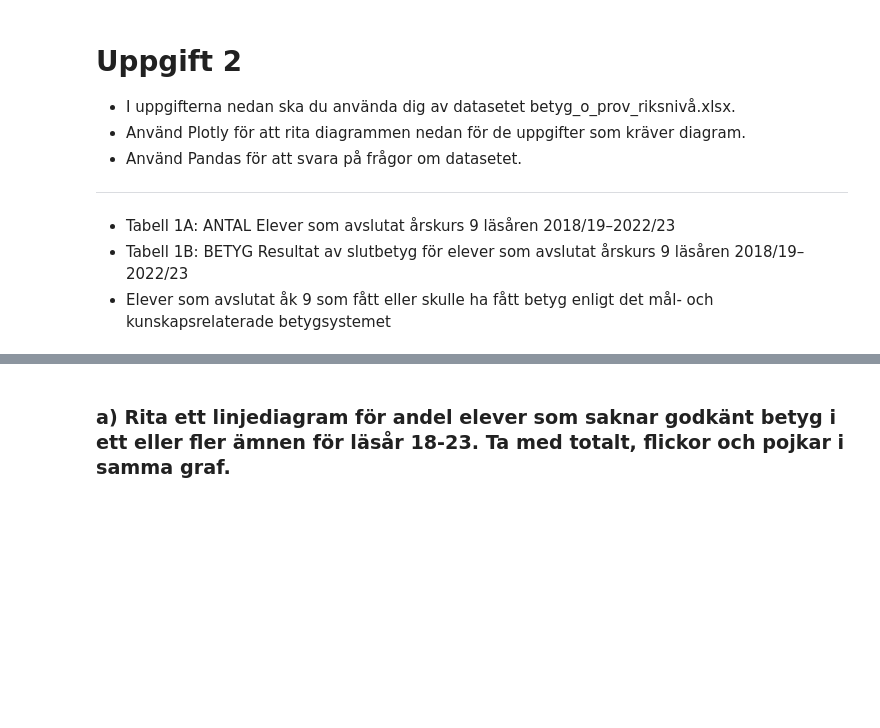
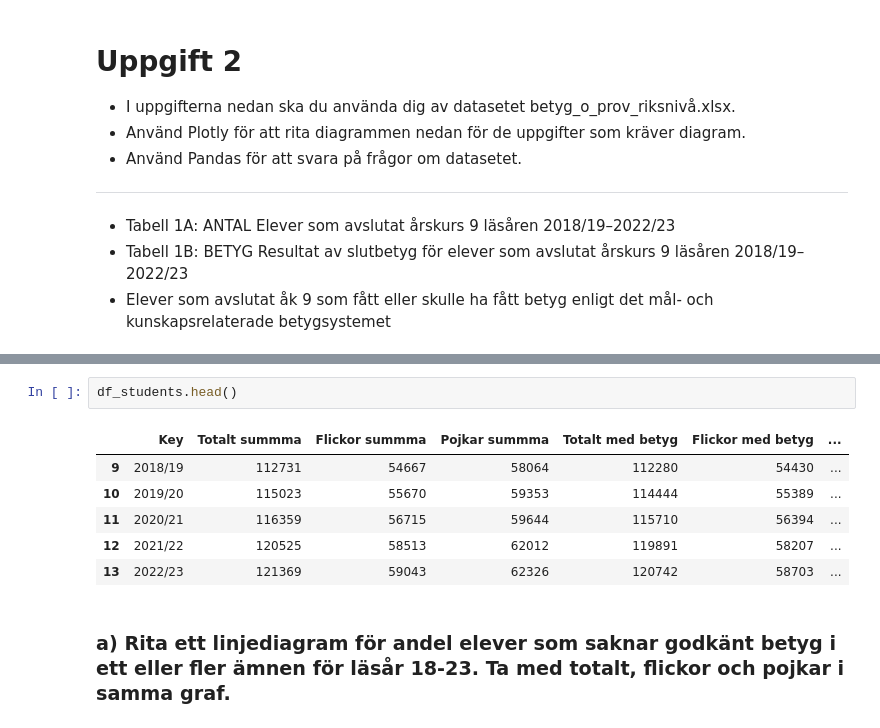
Before and after one commit to Natali-Dev/Labb_2, a Jupyter notebook: Uppgift2.ipynb, the cells around one changed output, grey strips where cells are left out. Saved outputs shown, nothing was run; the diff lists cells and outputs as text; blank space fills up the shorter version.

```diff
--- a/Uppgift2.ipynb
+++ b/Uppgift2.ipynb
@@ -49,3 +57,12 @@ Downcasting behavior in `replace` is deprecated and will be removed in a future
+# %%
+df_students.head()
+# %% [output]
+|  | Key | Totalt summma | Flickor summma | Pojkar summma | Totalt med betyg | Flickor med betyg | ... |
+| 9 | 2018/19 | 112731 | 54667 | 58064 | 112280 | 54430 | ... |
+| 10 | 2019/20 | 115023 | 55670 | 59353 | 114444 | 55389 | ... |
+| 11 | 2020/21 | 116359 | 56715 | 59644 | 115710 | 56394 | ... |
+| 12 | 2021/22 | 120525 | 58513 | 62012 | 119891 | 58207 | ... |
+| 13 | 2022/23 | 121369 | 59043 | 62326 | 120742 | 58703 | ... |
 # %% [markdown]
 ### a) Rita ett linjediagram för andel elever som saknar godkänt betyg i ett eller fler ämnen för läsår 18-23. Ta med totalt, flickor och pojkar i samma graf.
 # %%
```
Also changed, not shown: parts of 3 cells of this notebook, 8 other files.
